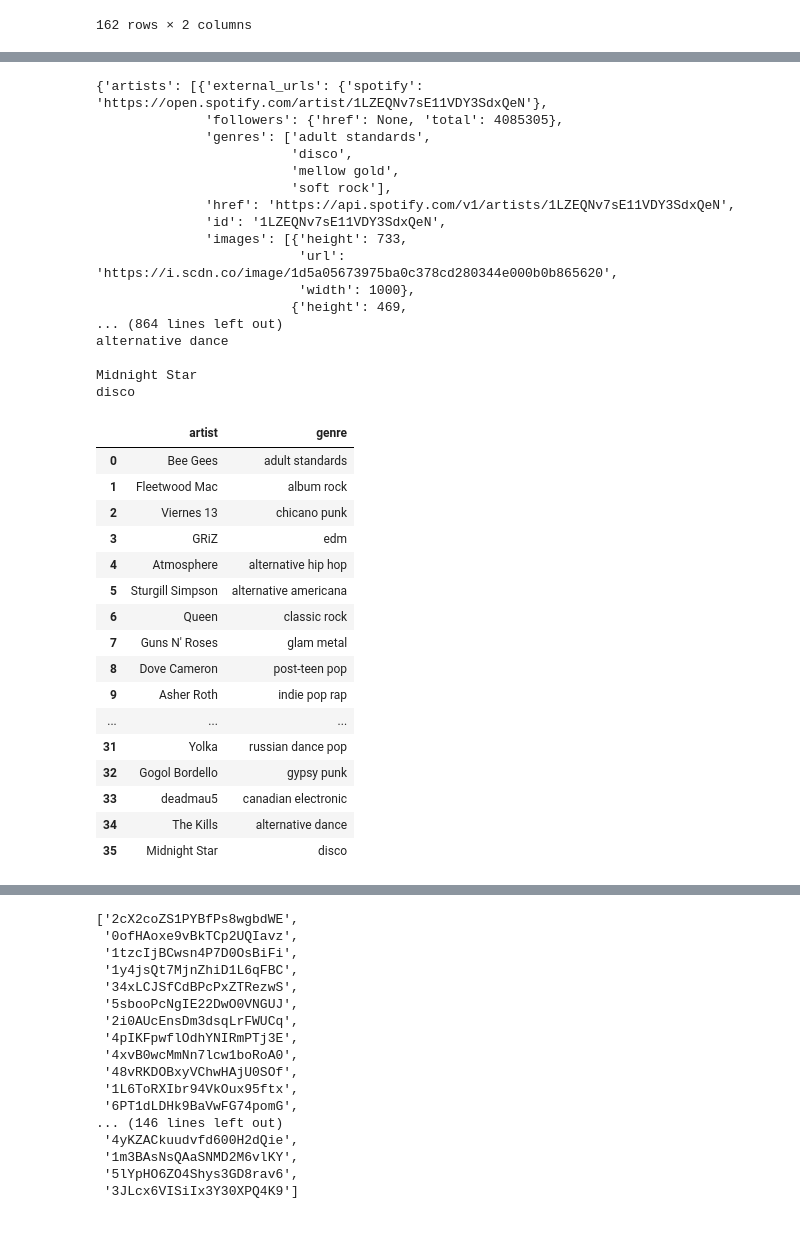
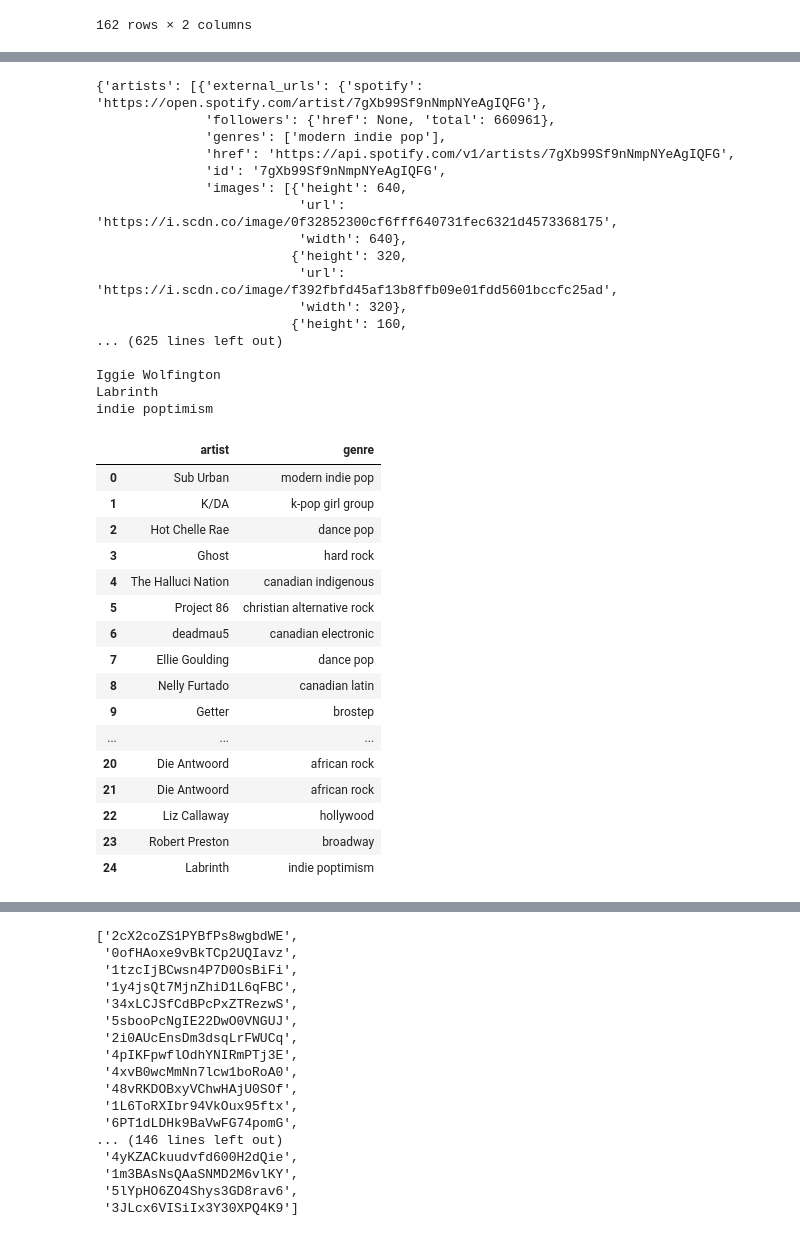
Before and after one commit to paulywog13/spotify-project, a Jupyter notebook: resources/Spotify Jupyter.ipynb, the cells around one changed output, grey strips where cells are left out. Drawn from its saved outputs; the diff is of its cells as text; code cells hidden in the pictures.

Commit message:
genres by user id

```diff
--- a/resources/Spotify Jupyter.ipynb
+++ b/resources/Spotify Jupyter.ipynb
@@ -248,5 +215,5 @@ charles = charles()
 # %%
 tempest = user_artist_id.loc[user_artist_id['user_id'] == '1213961138']
-tempest = pd.DataFrame(tempest, columns = ['artist_id'])
+tempest = tempest['artist_id']
 # %%
 matt = user_artist_id.loc[user_artist_id['user_id'] == 'kukulski.2']
@@ -271,7 +235,7 @@ stu
 artist =[]
 genre_info = []
 
-artist_genres = sp.artists(charles)
+artist_genres = sp.artists(tempest)
 pprint(artist_genres)
 
 artist_genres = artist_genres['artists']
@@ -288,40 +252,41 @@ for i in range(len(artist_genres)):
 
 genre_df = pd.DataFrame({'artist': artist, 'genre' : genre_info})
 # %% [output]
-{'artists': [{'external_urls': {'spotify': 'https://open.spotify.com/artist/1LZEQNv7sE11VDY3SdxQeN'},
-              'followers': {'href': None, 'total': 4085305},
-              'genres': ['adult standards',
-                         'disco',
-                         'mellow gold',
-                         'soft rock'],
-              'href': 'https://api.spotify.com/v1/artists/1LZEQNv7sE11VDY3SdxQeN',
-              'id': '1LZEQNv7sE11VDY3SdxQeN',
-              'images': [{'height': 733,
-                          'url': 'https://i.scdn.co/image/1d5a05673975ba0c378cd280344e000b0b865620',
-                          'width': 1000},
-                         {'height': 469,
-... (864 lines left out)
-alternative dance
+{'artists': [{'external_urls': {'spotify': 'https://open.spotify.com/artist/7gXb99Sf9nNmpNYeAgIQFG'},
+              'followers': {'href': None, 'total': 660961},
+              'genres': ['modern indie pop'],
+              'href': 'https://api.spotify.com/v1/artists/7gXb99Sf9nNmpNYeAgIQFG',
+              'id': '7gXb99Sf9nNmpNYeAgIQFG',
+              'images': [{'height': 640,
+                          'url': 'https://i.scdn.co/image/0f32852300cf6fff640731fec6321d4573368175',
+                          'width': 640},
+                         {'height': 320,
+                          'url': 'https://i.scdn.co/image/f392fbfd45af13b8ffb09e01fdd5601bccfc25ad',
+                          'width': 320},
+                         {'height': 160,
+... (625 lines left out)
 
-Midnight Star
-disco
+Iggie Wolfington
+Labrinth
+indie poptimism
-# %%
-genre_df
-# %% [output]
-|  | artist | genre |
-| 0 | Bee Gees | adult standards |
-| 1 | Fleetwood Mac | album rock |
-| 2 | Viernes 13 | chicano punk |
-| 3 | GRiZ | edm |
-| 4 | Atmosphere | alternative hip hop |
-| 5 | Sturgill Simpson | alternative americana |
-| 6 | Queen | classic rock |
-| 7 | Guns N' Roses | glam metal |
-| 8 | Dove Cameron | post-teen pop |
-| 9 | Asher Roth | indie pop rap |
-| ... | ... | ... |
-| 31 | Yolka | russian dance pop |
-| 32 | Gogol Bordello | gypsy punk |
-| 33 | deadmau5 | canadian electronic |
-| 34 | The Kills | alternative dance |
-| 35 | Midnight Star | disco |
+# %%
+genre_df.drop_duplicates('genre')
+genre_df
+# %% [output]
+|  | artist | genre |
+| 0 | Sub Urban | modern indie pop |
+| 1 | K/DA | k-pop girl group |
+| 2 | Hot Chelle Rae | dance pop |
+| 3 | Ghost | hard rock |
+| 4 | The Halluci Nation | canadian indigenous |
+| 5 | Project 86 | christian alternative rock |
+| 6 | deadmau5 | canadian electronic |
+| 7 | Ellie Goulding | dance pop |
+| 8 | Nelly Furtado | canadian latin |
+| 9 | Getter | brostep |
+| ... | ... | ... |
+| 20 | Die Antwoord | african rock |
+| 21 | Die Antwoord | african rock |
+| 22 | Liz Callaway | hollywood |
+| 23 | Robert Preston | broadway |
+| 24 | Labrinth | indie poptimism |
```
Also changed, not shown: parts of 12 cells of this notebook, 1 other file.
